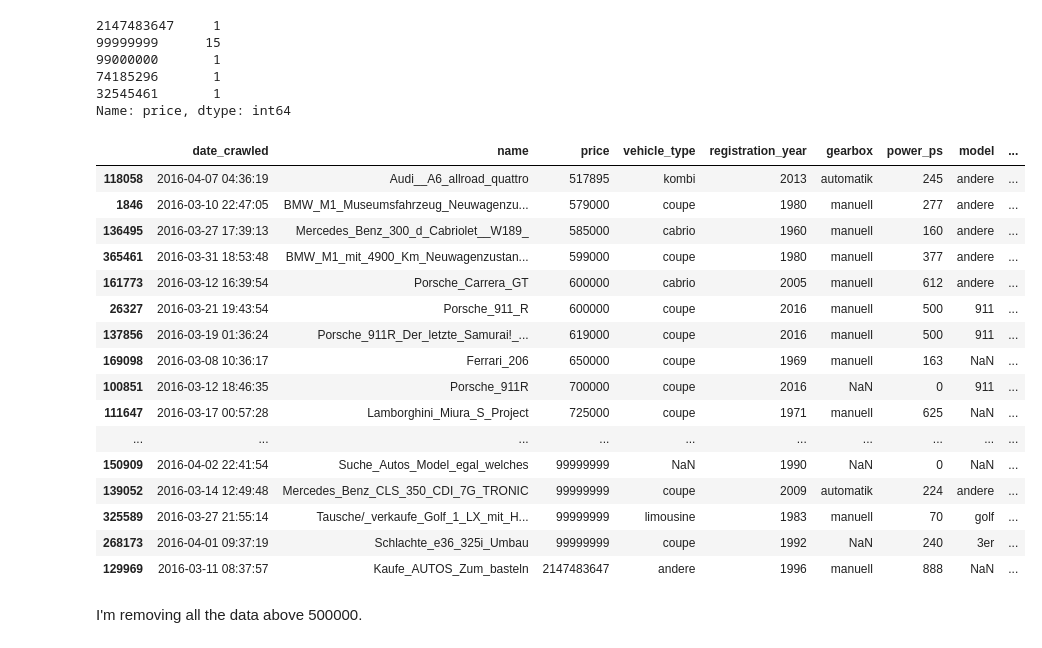
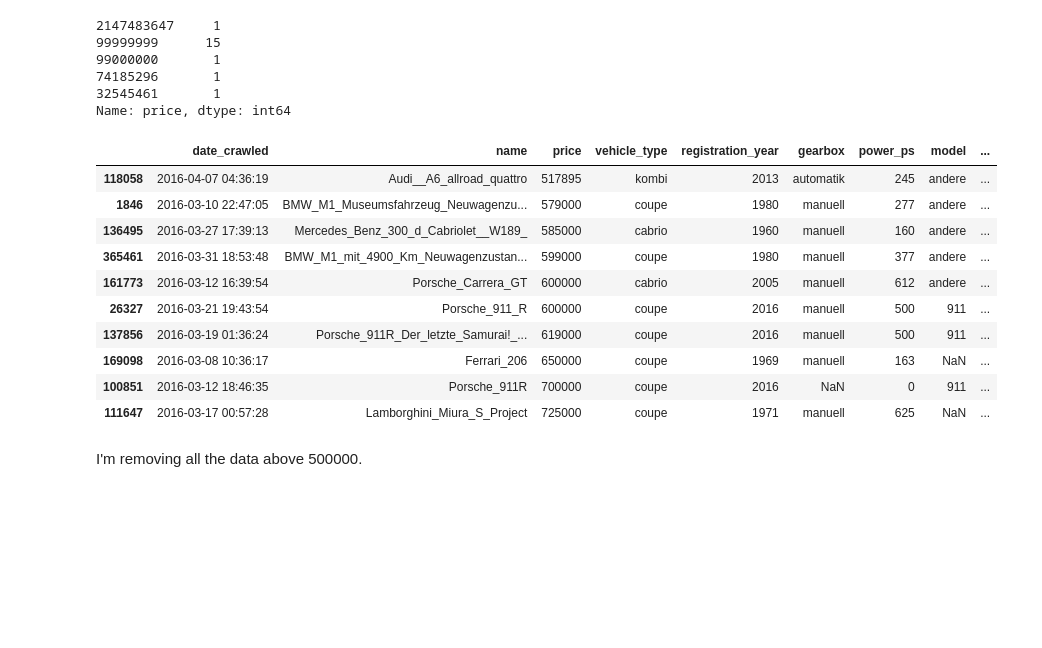
Before and after one commit to Ysbail/MiniProjects, a Jupyter notebook: eBayCars/eBay_cars.ipynb, the cells around one changed output. Cells and saved outputs as stored; diff of their text form; code cells hidden in the pictures; blank space fills up the shorter version.

```diff
--- a/eBayCars/eBay_cars.ipynb
+++ b/eBayCars/eBay_cars.ipynb
@@ -149,25 +149,19 @@ autos.price.value_counts().sort_index(ascending=False).head()
 32545461       1
 Name: price, dtype: int64
 # %%
-autos[autos.price > 500000].sort_values(by='price')
+autos[autos.price > 500000].sort_values(by='price').head(10)
 # %% [output]
 |  | date_crawled | name | price | vehicle_type | registration_year | gearbox | power_ps | model | ... |
 | 118058 | 2016-04-07 04:36:19 | Audi__A6_allroad_quattro | 517895 | kombi | 2013 | automatik | 245 | andere | ... |
 | 1846 | 2016-03-10 22:47:05 | BMW_M1_Museumsfahrzeug_Neuwagenzu... | 579000 | coupe | 1980 | manuell | 277 | andere | ... |
 | 136495 | 2016-03-27 17:39:13 | Mercedes_Benz_300_d_Cabriolet__W189_ | 585000 | cabrio | 1960 | manuell | 160 | andere | ... |
 | 365461 | 2016-03-31 18:53:48 | BMW_M1_mit_4900_Km_Neuwagenzustan... | 599000 | coupe | 1980 | manuell | 377 | andere | ... |
 | 161773 | 2016-03-12 16:39:54 | Porsche_Carrera_GT | 600000 | cabrio | 2005 | manuell | 612 | andere | ... |
 | 26327 | 2016-03-21 19:43:54 | Porsche_911_R | 600000 | coupe | 2016 | manuell | 500 | 911 | ... |
 | 137856 | 2016-03-19 01:36:24 | Porsche_911R_Der_letzte_Samurai!_... | 619000 | coupe | 2016 | manuell | 500 | 911 | ... |
 | 169098 | 2016-03-08 10:36:17 | Ferrari_206 | 650000 | coupe | 1969 | manuell | 163 | NaN | ... |
 | 100851 | 2016-03-12 18:46:35 | Porsche_911R | 700000 | coupe | 2016 | NaN | 0 | 911 | ... |
 | 111647 | 2016-03-17 00:57:28 | Lamborghini_Miura_S_Project | 725000 | coupe | 1971 | manuell | 625 | NaN | ... |
-| ... | ... | ... | ... | ... | ... | ... | ... | ... | ... |
-| 150909 | 2016-04-02 22:41:54 | Suche_Autos_Model_egal_welches | 99999999 | NaN | 1990 | NaN | 0 | NaN | ... |
-| 139052 | 2016-03-14 12:49:48 | Mercedes_Benz_CLS_350_CDI_7G_TRONIC | 99999999 | coupe | 2009 | automatik | 224 | andere | ... |
-| 325589 | 2016-03-27 21:55:14 | Tausche/_verkaufe_Golf_1_LX_mit_H... | 99999999 | limousine | 1983 | manuell | 70 | golf | ... |
-| 268173 | 2016-04-01 09:37:19 | Schlachte_e36_325i_Umbau | 99999999 | coupe | 1992 | NaN | 240 | 3er | ... |
-| 129969 | 2016-03-11 08:37:57 | Kaufe_AUTOS_Zum_basteln | 2147483647 | andere | 1996 | manuell | 888 | NaN | ... |
 # %% [markdown]
 I'm removing all the data above 500000.
 # %%
```
